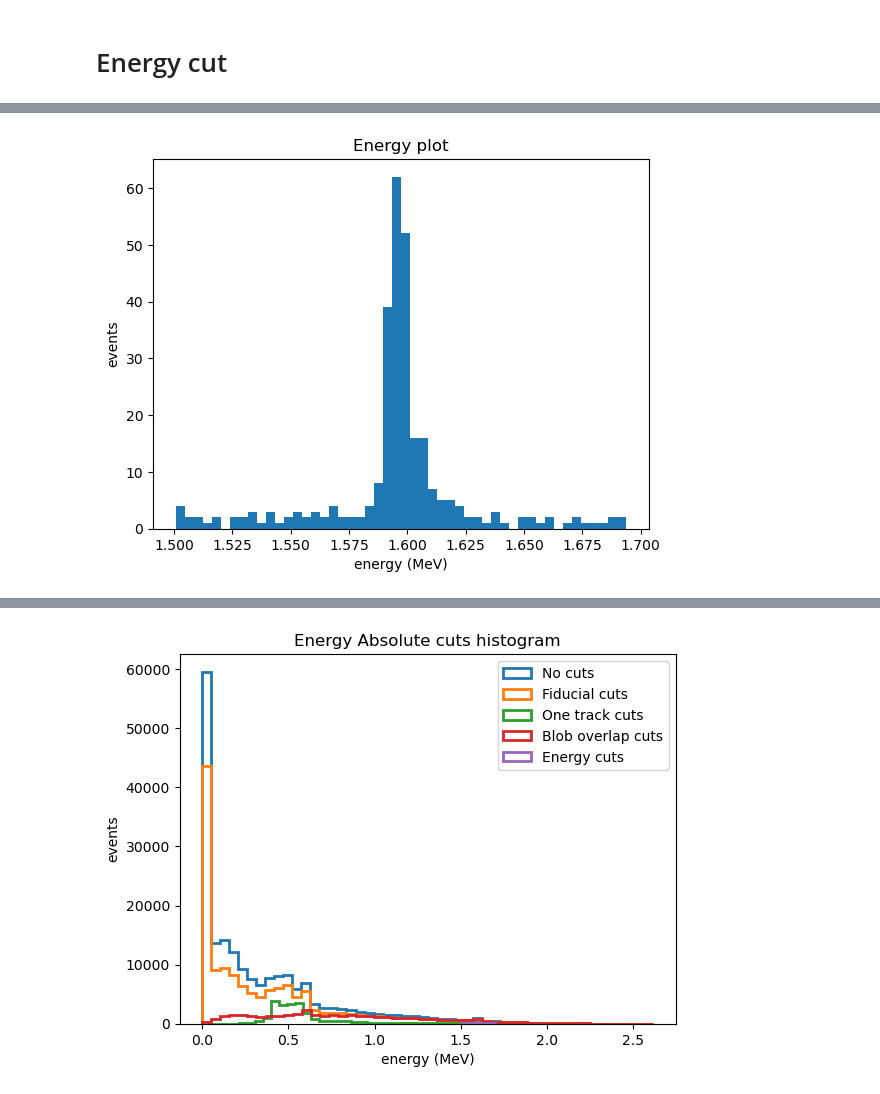
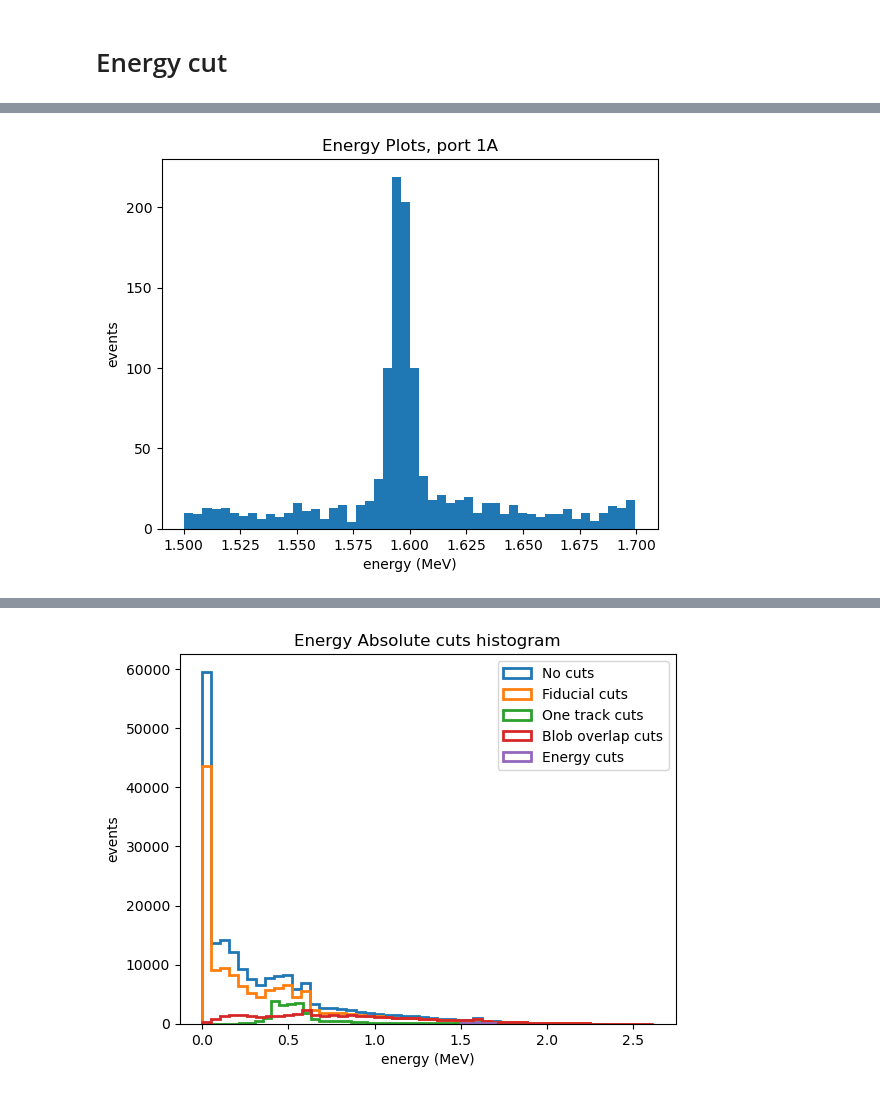
Before and after one commit to jwaiton/next_misc, a Jupyter notebook: Isaura_work/isaura_study_FOM/isaura_FOM_true.ipynb, the cells around one changed output, grey strips where cells are left out. Cells and saved outputs as stored; diff of their text form; code cells hidden in the pictures.

```diff
--- a/Isaura_work/isaura_study_FOM/isaura_FOM_true.ipynb
+++ b/Isaura_work/isaura_study_FOM/isaura_FOM_true.ipynb
@@ -33,7 +33,7 @@ emax = 1.7
 # %%
 
 # list of all files in a folder
-folder_path = '../LPR/208Tl/PORT_2a/prod/isaura/isaura/'
+folder_path = '../LPR_rerun/PORT_1a/prod/isaura/'
 #file = f'isaura/isaura_10_228Th.h5'
 
 file_names = [f for f in os.listdir(folder_path) if os.path.isfile(os.path.join(folder_path, f))]
@@ -322,0 +389,5 @@ We want to:
+# %%
+# Low energy cut
+display(tracks.head(10))
+low_e_cut_tracks = remove_low_E_events(tracks)
+display(low_e_cut_tracks.head(10))
@@ -330,32 +480,25 @@ plot_volume_hists(tracks)
 # %% [markdown]
 # Fiducial cuts
 # %%
-# for easy tracking
-cut_names = []
-rel_cut_effics = []
-abs_cut_effics = []
-cut_events = []
 
-# no cuts
-cut_names.append("No cuts")
-rel_cut_effics.append(100)
-abs_cut_effics.append(100)
-# number of events
-cut_events.append(len_events(tracks))
 
 cut_names.append("Fiducial Cuts")
 
 # make fiducial cuts
-fiducial = fiducial_track_cut_2(tracks, lower_z = 20, upper_z=1195, r_lim = 472, verbose = True)
+fiducial_rel = fiducial_track_cut_2(low_e_cut_tracks, lower_z = 20, upper_z=1195, r_lim = 472, verbose = False)
+
+fiducial_abs = fiducial_track_cut_2(tracks, lower_z = 20, upper_z=1195, r_lim = 472, verbose = True)
 
 # make efficiency calculation
 print("Fiducial track cut")
 print("==================")
-ef = cut_effic(fiducial, tracks)
+print("Relative Cut efficiency:")
+ef = cut_effic(fiducial_rel, low_e_cut_tracks)
+rel_cut_effics.append(ef)
+cut_events.append(len_events(fiducial_rel))
 
-# add efficiency calculation
-rel_cut_effics.append(ef)
-cut_events.append(len_events(fiducial))
+print('Absolute Cut efficiency:')
+ef = cut_effic(fiducial_abs, tracks)
 abs_cut_effics.append(ef)
 # %% [output]
 Cutting events around fiducial volume related to:
@@ -370,7 +516,7 @@ Efficiency: 73.46 %
 # relative
 
 cut_names.append("One track cut")
-one_track_rel = one_track_cuts(fiducial, verbose = False)
+one_track_rel = one_track_cuts(fiducial_rel, verbose = False)
 
 # events are relative, as absolute efficiency lets you figure out events from the beginning# absolute
 one_track_abs = one_track_cuts(tracks)
@@ -382,7 +528,7 @@ one_track_abs = one_track_cuts(tracks)
 print("Single track cut")
 print("================")
 print("Relative Cut efficiency:")
-ef = cut_effic(one_track_rel, fiducial)
+ef = cut_effic(one_track_rel, fiducial_rel)
 rel_cut_effics.append(ef)
 cut_events.append(len_events(one_track_rel))
 
@@ -474,6 +621,6 @@ Single Cut Efficiency: each cut on the original unmodified data set
 Relative Efficiency: each cut efficiency wrt the previous cut
 # %%
 # just for visualising it
-plot_hist(ecut_rel, binning = 50)
+plot_hist(ecut_rel, binning = 50, title = 'Energy Plots, port 1A')
 # %% [output]
-[figure, old version]
+[figure, new version]
```
Also changed, not shown: parts of 19 cells of this notebook, 3 other files.
